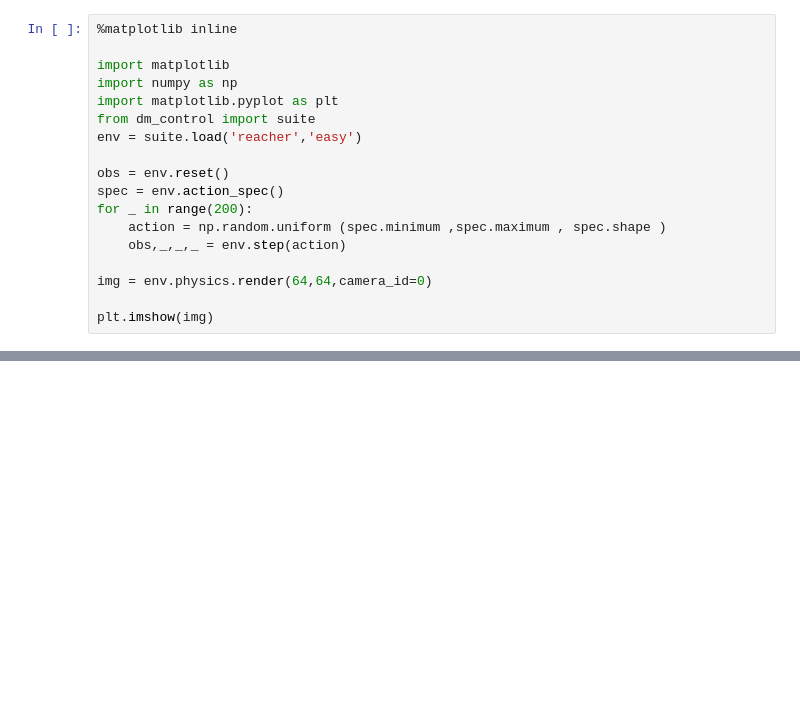
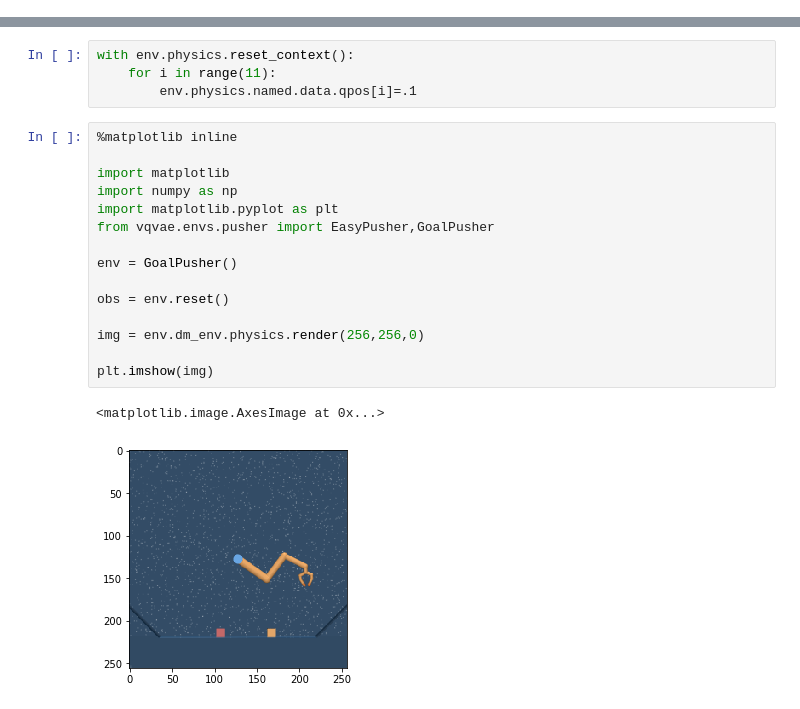
Before and after one commit to MishaLaskin/vqvae, a Jupyter notebook: notebooks/plots_and_paths.ipynb, the cells around one changed output, grey strips where cells are left out. Saved outputs shown, nothing was run; the diff lists cells and outputs as text; blank space fills up the shorter version.

Commit message:
pusher easy and goal env

```diff
--- a/notebooks/plots_and_paths.ipynb
+++ b/notebooks/plots_and_paths.ipynb
@@ -550,18 +0,0 @@ _=env.reset()
-# %%
-%matplotlib inline
-
-import matplotlib
-import numpy as np
-import matplotlib.pyplot as plt
-from dm_control import suite
-env = suite.load('reacher','easy')
-
-obs = env.reset()
-spec = env.action_spec()
-for _ in range(200):
-    action = np.random.uniform (spec.minimum ,spec.maximum , spec.shape )
-    obs,_,_,_ = env.step(action)
-
-img = env.physics.render(64,64,camera_id=0)
-
-plt.imshow(img)
@@ -717,0 +467,22 @@ plt.imshow(img)
+# %%
+with env.physics.reset_context():
+    for i in range(11):
+        env.physics.named.data.qpos[i]=.1
+# %%
+%matplotlib inline
+
+import matplotlib
+import numpy as np
+import matplotlib.pyplot as plt
+from vqvae.envs.pusher import EasyPusher,GoalPusher
+
+env = GoalPusher()
+
+obs = env.reset()
+
+img = env.dm_env.physics.render(256,256,0)
+
+plt.imshow(img)
+# %% [output]
+<matplotlib.image.AxesImage at 0x...>
+[figure, added]
```
Also changed, not shown: parts of 46 cells of this notebook, 6 other files.
